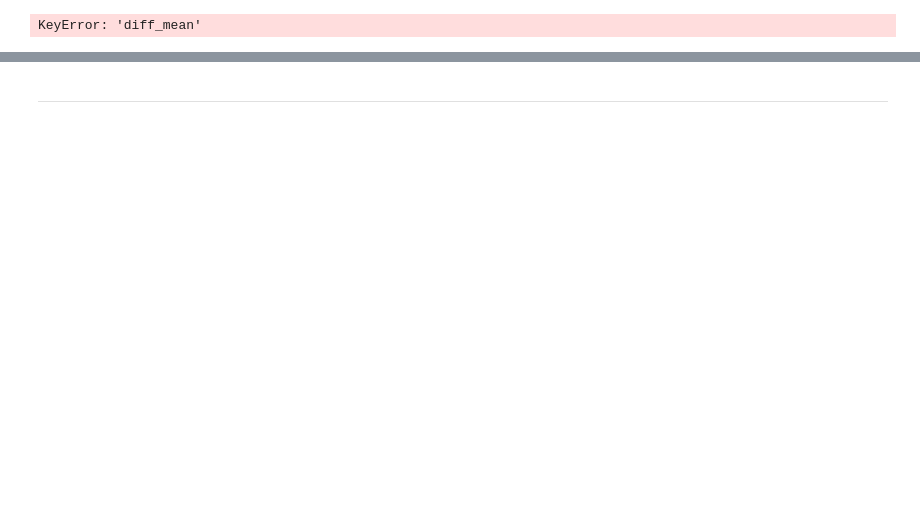
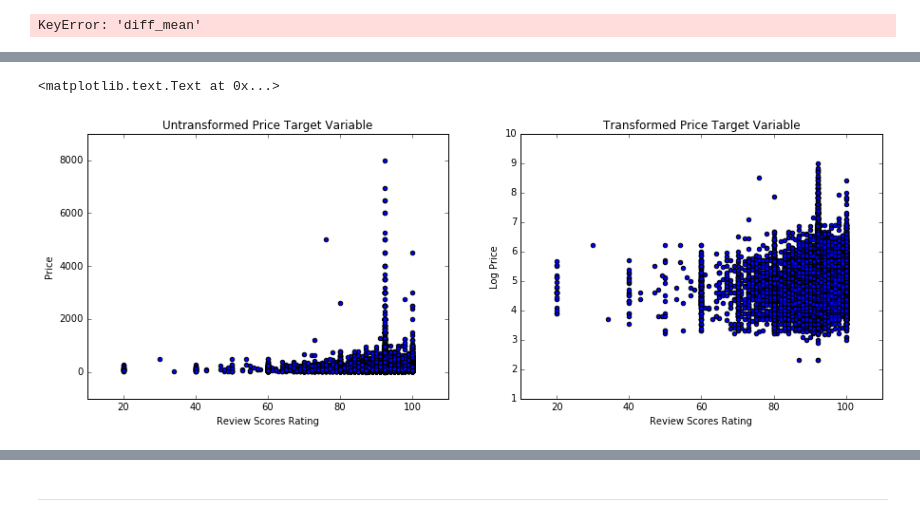
Before and after one commit to ryancswallace/airbnb, a Jupyter notebook: airbnb_Milestone3.ipynb, the cells around one changed output, grey strips where cells are left out. Drawn from its saved outputs; the diff is of its cells as text; code cells hidden in the pictures; blank space fills up the shorter version.

```diff
--- a/airbnb_Milestone3.ipynb
+++ b/airbnb_Milestone3.ipynb
@@ -754,0 +891,13 @@ for date, diff in sorted_avg_diffs[-15:]:
+# %%
+fig, ax = plt.subplots(1, 2, figsize=(15, 5))
+ax[0].scatter(listings_df['review_scores_rating'], listings_df['price'])
+ax[0].set_title('Untransformed Price Target Variable')
+ax[0].set_xlabel('Review Scores Rating')
+ax[0].set_ylabel('Price')
+ax[1].scatter(listings_df['review_scores_rating'], listings_df['price_log'])
+ax[1].set_title('Transformed Price Target Variable')
+ax[1].set_ylabel('Log Price')
+ax[1].set_xlabel('Review Scores Rating')
+# %% [output]
+<matplotlib.text.Text at 0x...>
+[figure, added]
```
Also changed, not shown: parts of 18 cells of this notebook.
